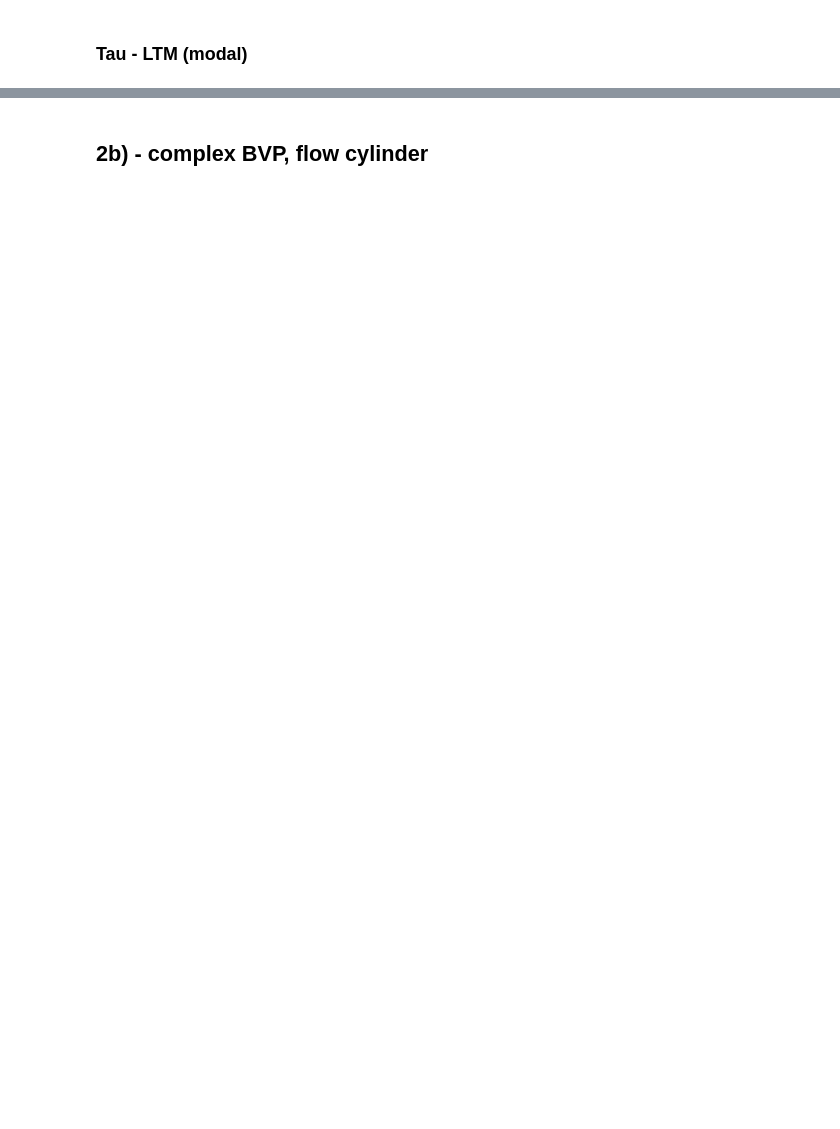
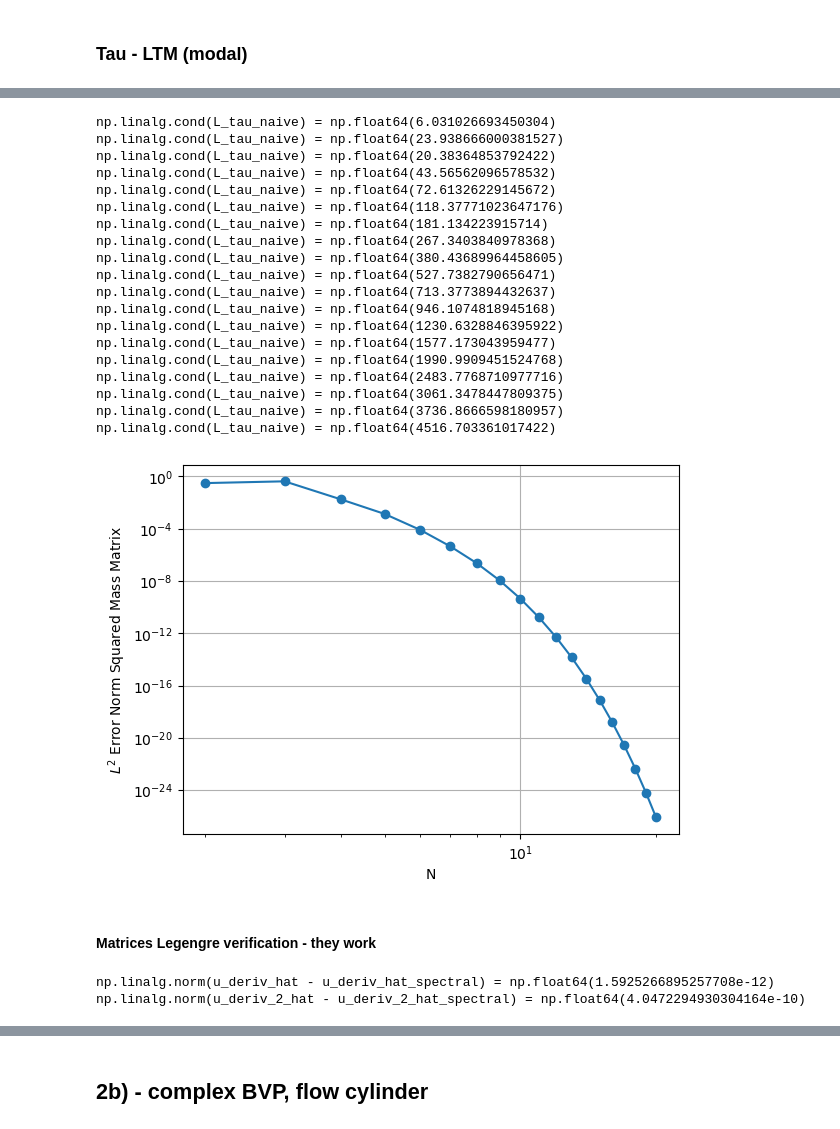
Before and after one commit to JeppeKlitgaard/02689-Advanced-Numerical-Methods, a Jupyter notebook: assignment_2/tb_exercise_1.ipynb, the cells around one changed output, grey strips where cells are left out. Cells and saved outputs as stored; diff of their text form; code cells hidden in the pictures; blank space fills up the shorter version.

```diff
--- a/assignment_2/tb_exercise_1.ipynb
+++ b/assignment_2/tb_exercise_1.ipynb
@@ -167,0 +230,36 @@ ax[1].grid();
+# %%
+N_grid = np.arange(2, 21)
+errors_l2_2 = np.zeros(N_grid.shape[0])
+
+for i, N in enumerate(N_grid):
+    e_l2_2, u, u_hat, z, x = solve_bvp_ltm_simple(N=N)
+    errors_l2_2[i] = e_l2_2
+
+
+plt.loglog(N_grid, errors_l2_2, 'o-')
+plt.grid();
+plt.xlabel("N")
+plt.ylabel(r"$L^2$ Error Norm Squared Mass Matrix");
+# %% [output]
+np.linalg.cond(L_tau_naive) = np.float64(6.031026693450304)
+np.linalg.cond(L_tau_naive) = np.float64(23.938666000381527)
+np.linalg.cond(L_tau_naive) = np.float64(20.38364853792422)
+np.linalg.cond(L_tau_naive) = np.float64(43.56562096578532)
+np.linalg.cond(L_tau_naive) = np.float64(72.61326229145672)
+np.linalg.cond(L_tau_naive) = np.float64(118.37771023647176)
+np.linalg.cond(L_tau_naive) = np.float64(181.134223915714)
+np.linalg.cond(L_tau_naive) = np.float64(267.3403840978368)
+np.linalg.cond(L_tau_naive) = np.float64(380.43689964458605)
+np.linalg.cond(L_tau_naive) = np.float64(527.7382790656471)
+np.linalg.cond(L_tau_naive) = np.float64(713.3773894432637)
+np.linalg.cond(L_tau_naive) = np.float64(946.1074818945168)
+np.linalg.cond(L_tau_naive) = np.float64(1230.6328846395922)
+np.linalg.cond(L_tau_naive) = np.float64(1577.173043959477)
+np.linalg.cond(L_tau_naive) = np.float64(1990.9909451524768)
+np.linalg.cond(L_tau_naive) = np.float64(2483.7768710977716)
+np.linalg.cond(L_tau_naive) = np.float64(3061.3478447809375)
+np.linalg.cond(L_tau_naive) = np.float64(3736.8666598180957)
+np.linalg.cond(L_tau_naive) = np.float64(4516.703361017422)
+[figure, added]
+# %% [markdown]
+#### Matrices Legengre verification - they work
@@ -167,0 +301,9 @@ ax[1].grid();
+# %%
+u_deriv_hat_spectral = First_deriv_matrix @ u_hat
+print(f"{np.linalg.norm(u_deriv_hat - u_deriv_hat_spectral) = }")
+
+u_deriv_2_hat_spectral = Second_deriv_matrix @ u_hat
+print(f"{np.linalg.norm(u_deriv_2_hat - u_deriv_2_hat_spectral) = }")
+# %% [output]
+np.linalg.norm(u_deriv_hat - u_deriv_hat_spectral) = np.float64(1.5925266895257708e-12)
+np.linalg.norm(u_deriv_2_hat - u_deriv_2_hat_spectral) = np.float64(4.0472294930304164e-10)
```
Also changed, not shown: parts of 14 cells of this notebook, 1 other file.
